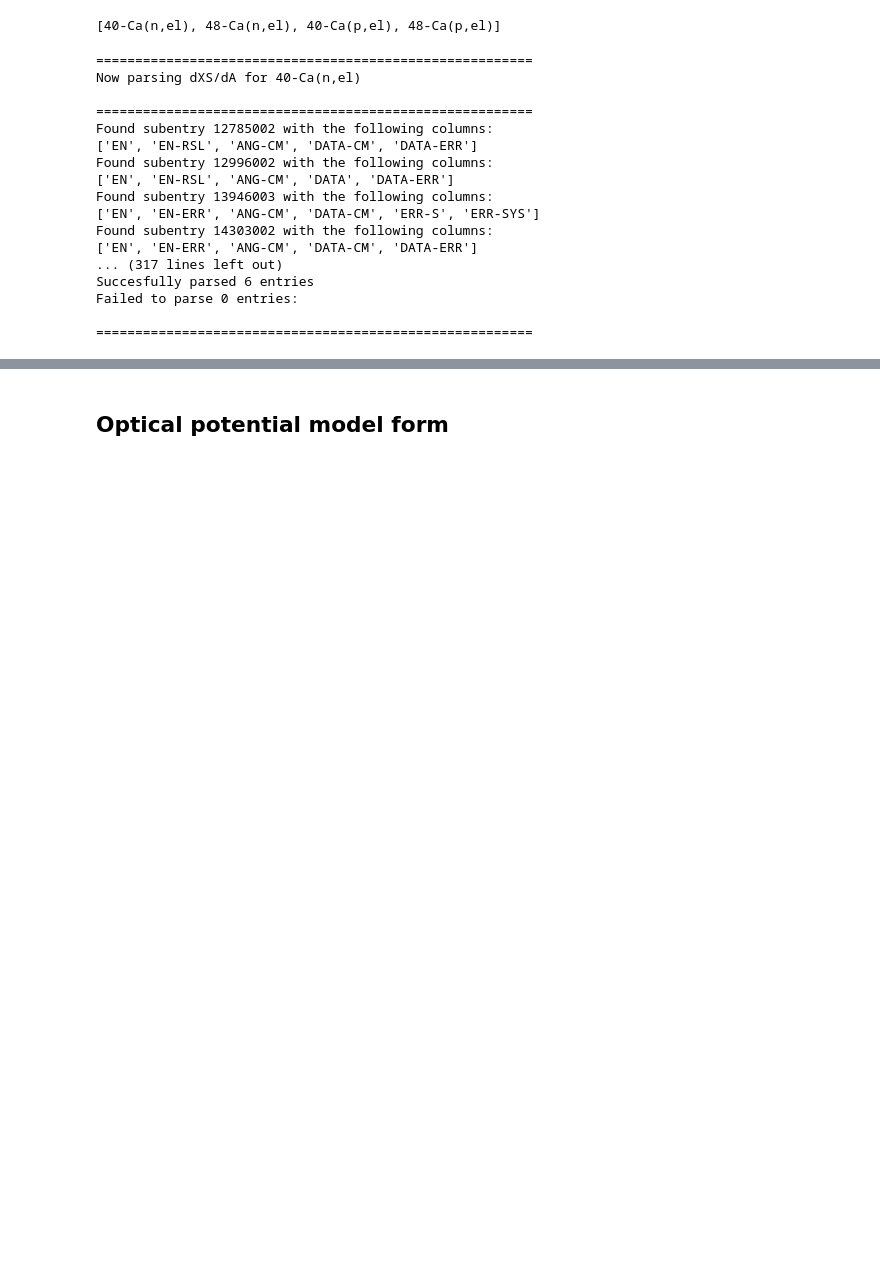
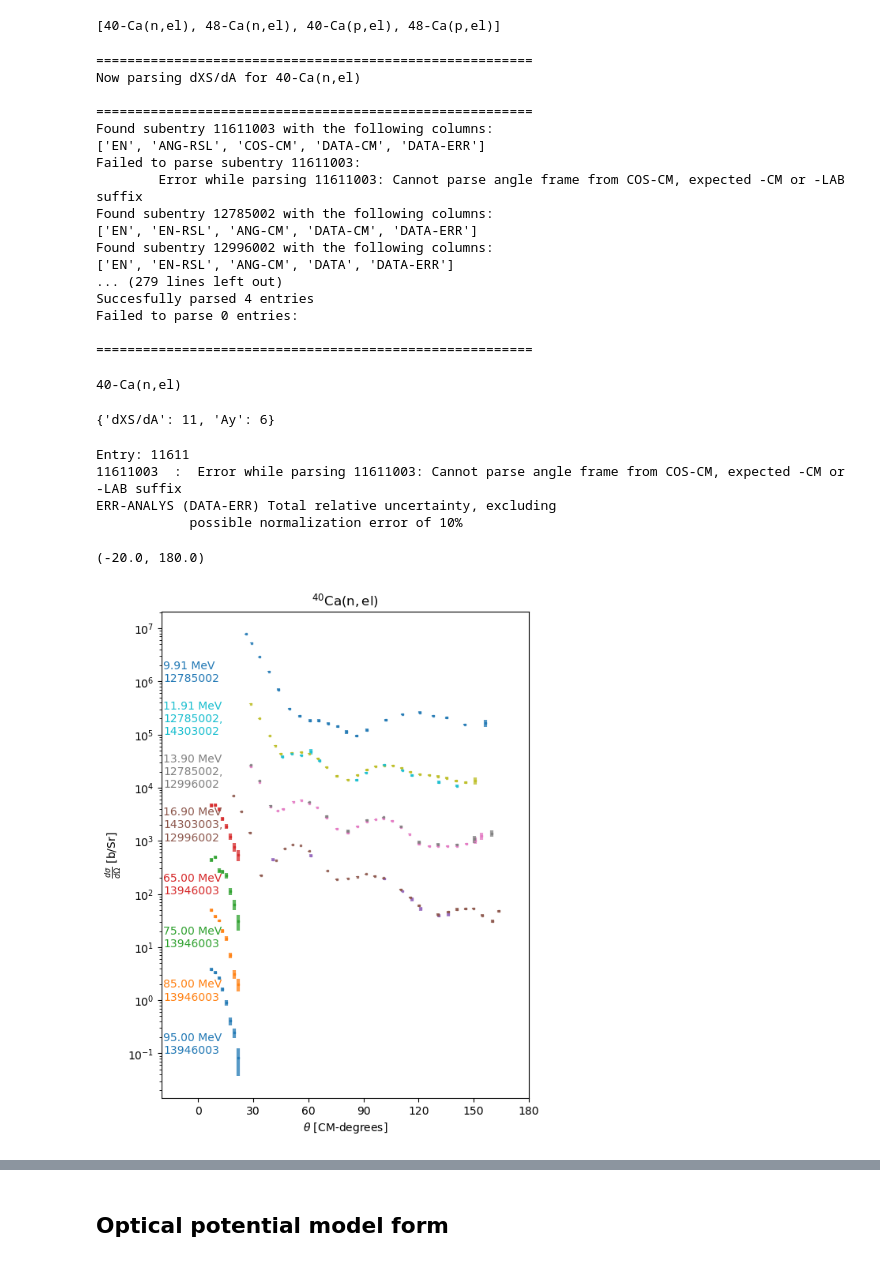
Before and after one commit to beykyle/rxmc, a Jupyter notebook: examples/fitting_an_optical_potential_with_Edep.ipynb, the cells around one changed output, grey strips where cells are left out. Drawn from its saved outputs; the diff is of its cells as text; code cells hidden in the pictures; blank space fills up the shorter version.

Commit message:
add pot form an parsing

```diff
--- a/examples/fitting_an_optical_potential_with_Edep.ipynb
+++ b/examples/fitting_an_optical_potential_with_Edep.ipynb
@@ -39,31 +39,47 @@ reactions
 # %%
 quantities = {n: ["dXS/dA", "Ay"], p: ["dXS/dA", "dXS/dRuth", "Ay"]}
 # %%
+data = []
 for reaction in reactions:
-    curate.MultiQuantityReactionData(
-        reaction=reaction,
-        quantities=quantities[tuple(reaction.projectile)],
-        settings={
-            "Einc_range": [10,400],
-            "filter_kwargs": {"min_num_pts": 5, "allow_cos" : False},
-        },
-        vocal=True,
+    data.append(
+        curate.MultiQuantityReactionData(
+            reaction=reaction,
+            quantities=quantities[tuple(reaction.projectile)],
+            settings={
+                "Einc_range": [8, 100],
+                "filter_kwargs": {"min_num_pts": 5, "allow_cos": True},
+            },
+            vocal=True,
+        )
     )
 # %% [output]
 ========================================================
 Now parsing dXS/dA for 40-Ca(n,el)
 
 ========================================================
+Found subentry 11611003 with the following columns:
+['EN', 'ANG-RSL', 'COS-CM', 'DATA-CM', 'DATA-ERR']
+Failed to parse subentry 11611003:
+        Error while parsing 11611003: Cannot parse angle frame from COS-CM, expected -CM or -LAB suffix
 Found subentry 12785002 with the following columns:
 ['EN', 'EN-RSL', 'ANG-CM', 'DATA-CM', 'DATA-ERR']
 Found subentry 12996002 with the following columns:
 ['EN', 'EN-RSL', 'ANG-CM', 'DATA', 'DATA-ERR']
-Found subentry 13946003 with the following columns:
-['EN', 'EN-ERR', 'ANG-CM', 'DATA-CM', 'ERR-S', 'ERR-SYS']
-Found subentry 14303002 with the following columns:
-['EN', 'EN-ERR', 'ANG-CM', 'DATA-CM', 'DATA-ERR']
-... (317 lines left out)
-Succesfully parsed 6 entries
+... (279 lines left out)
+Succesfully parsed 4 entries
 Failed to parse 0 entries:
 
 ========================================================
+# %%
+print(reactions[0])
+data[0].num_measurements
+# %% [output]
+40-Ca(n,el)
+{'dXS/dA': 11, 'Ay': 6}
+# %%
+data[0].data["dXS/dA"].print_failed_parses()
+# %% [output]
+Entry: 11611
+11611003  :  Error while parsing 11611003: Cannot parse angle frame from COS-CM, expected -CM or -LAB suffix
+ERR-ANALYS (DATA-ERR) Total relative uncertainty, excluding
+            possible normalization error of 10%
@@ -69,0 +88,23 @@ Failed to parse 0 entries:
+# %%
+axes = (
+    data[0]
+    .data["dXS/dA"]
+    .plot(
+        n_per_plot=10,
+        label_kwargs={
+            "label_xloc_deg": -19,
+            "label_offset_factor": 0.1,
+            "label_energy_err": False,
+            "label_offset": False,
+            "label_incident_energy": True,
+            "label_excitation_energy": False,
+            "label_exfor": True,
+        },
+        plot_kwargs={"offsets": 10},
+        y_size=8,
+    )
+)
+axes[0].set_xlim([-20, 180])
+# %% [output]
+(-20.0, 180.0)
+[figure, added]
```
Also changed, not shown: parts of 32 cells of this notebook.
